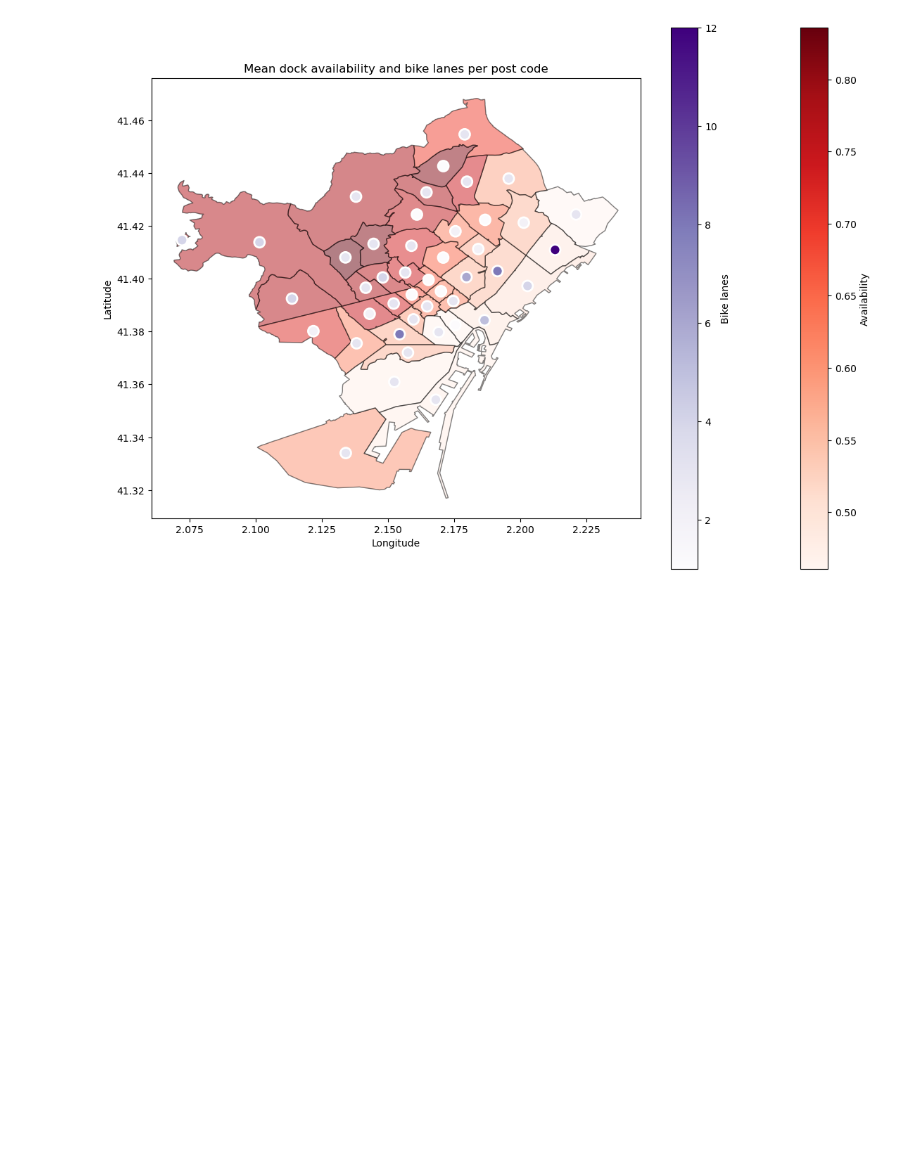
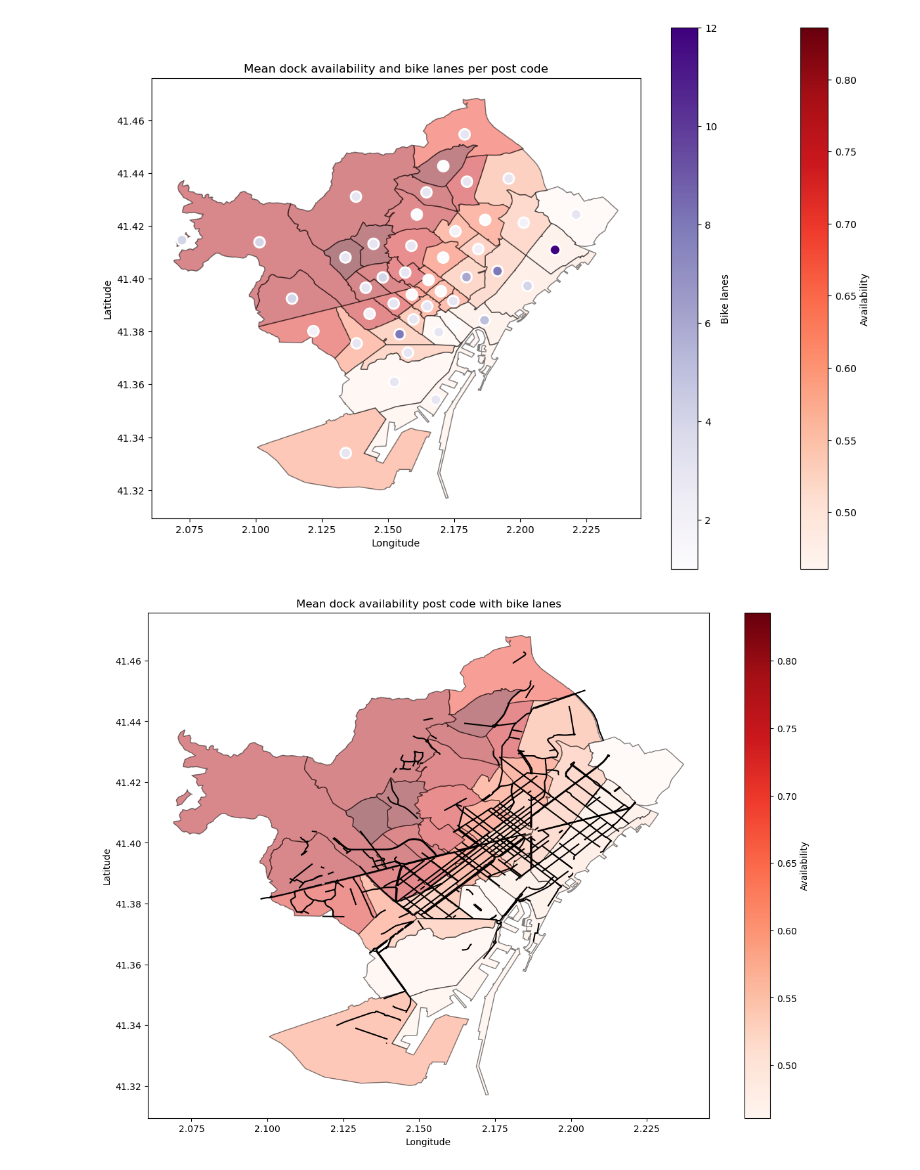
Before and after one commit to carlotalacasav/Gorrapiedra-proyecto, a Jupyter notebook: st_vis.ipynb, the cells around one changed output. Cells and saved outputs as stored; diff of their text form; code cells hidden in the pictures; blank space fills up the shorter version.

Commit message:
Mapas con locations

```diff
--- a/st_vis.ipynb
+++ b/st_vis.ipynb
@@ -248,3 +252,25 @@ plt.ylabel('Latitude')
 plt.show()
 # %% [output]
 [figure]
+# %%
+# Crear la figura y los ejes
+fig, ax = plt.subplots(1, 1, figsize=(14, 10))
+
+# Graficar los carriles bici
+gdfcarriles.plot(ax=ax, color='black')
+
+# Guardar los límites del eje
+xlim = ax.get_xlim()
+ylim = ax.get_ylim()
+
+# Graficar los distritos con el mapa de calor
+mean_avilability.plot(ax=ax, edgecolor='k', alpha=0.5, column = 'percentage_docks_available', cmap = 'Reds', legend = True, legend_kwds={'label': "Availability"})
+ax.set_aspect('equal')
+plt.title('Mean dock availability post code with bike lanes')
+plt.xlabel('Longitude')
+plt.ylabel('Latitude')
+# Mostrar las figuras
+plt.savefig('data/results/images/dock_availability_concarriles.png', format = 'png')
+plt.show()
+# %% [output]
+[figure, added]
```
Also changed, not shown: parts of 4 cells of this notebook, 5 other files.
